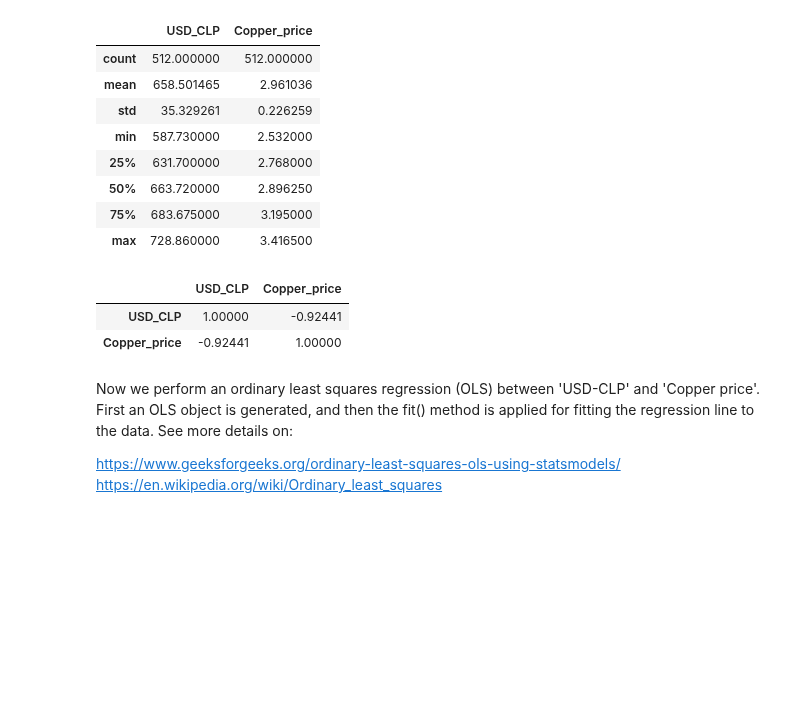
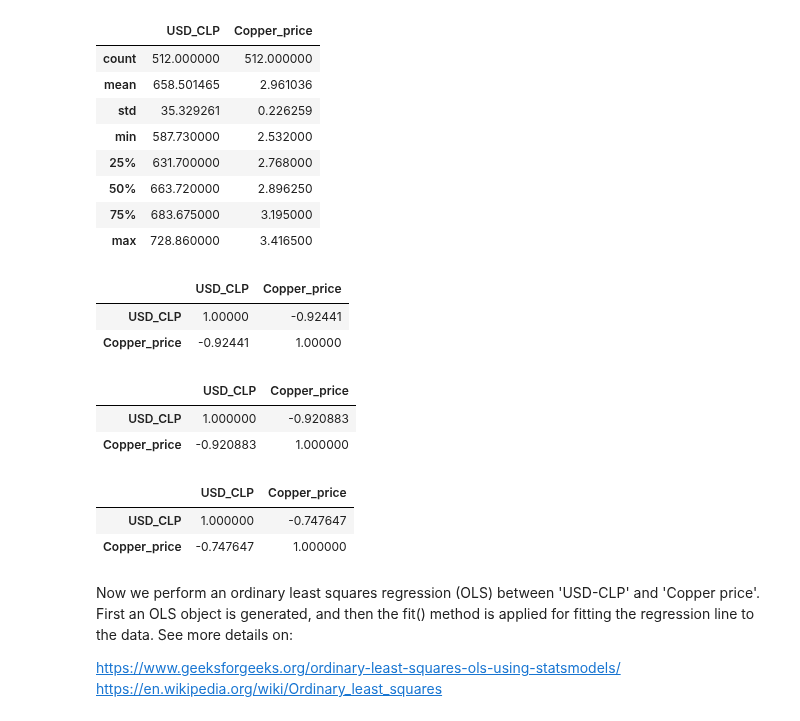
Before and after one commit to rtiedra/data-science, a Jupyter notebook: CLP_vs_Copper/CLP_vs_Copper.ipynb, the cells around one changed output. Saved outputs shown, nothing was run; the diff lists cells and outputs as text; code cells hidden in the pictures; blank space fills up the shorter version.

```diff
--- a/CLP_vs_Copper/CLP_vs_Copper.ipynb
+++ b/CLP_vs_Copper/CLP_vs_Copper.ipynb
@@ -57,13 +57,24 @@ df_before.describe()
 | 75% | 683.675000 | 3.195000 |
 | max | 728.860000 | 3.416500 |
 # %%
-# Correlation between the variables 'USD-CLP' and 'Copper price' for the dataframe df_before
+# Pearson, Spearman and Kendall correlations between the variables 'USD-CLP' and 'Copper price' for the dataframe df_before
+# display() allows to plot multiple tables in one cell
 
-df_before.corr()
+from IPython.display import display
+
+display(df_before.corr())
+display(df_before.corr(method='spearman'))
+display(df_before.corr(method='kendall'))
 # %% [output]
 |  | USD_CLP | Copper_price |
 | USD_CLP | 1.00000 | -0.92441 |
 | Copper_price | -0.92441 | 1.00000 |
+|  | USD_CLP | Copper_price |
+| USD_CLP | 1.000000 | -0.920883 |
+| Copper_price | -0.920883 | 1.000000 |
+|  | USD_CLP | Copper_price |
+| USD_CLP | 1.000000 | -0.747647 |
+| Copper_price | -0.747647 | 1.000000 |
 # %% [markdown]
 Now we perform an ordinary least squares regression (OLS) between 'USD-CLP' and 'Copper price'. First an OLS object is generated, and then the fit() method is applied for fitting the regression line to the data. See more details on:
 
```
Also changed, not shown: parts of 3 cells of this notebook.
